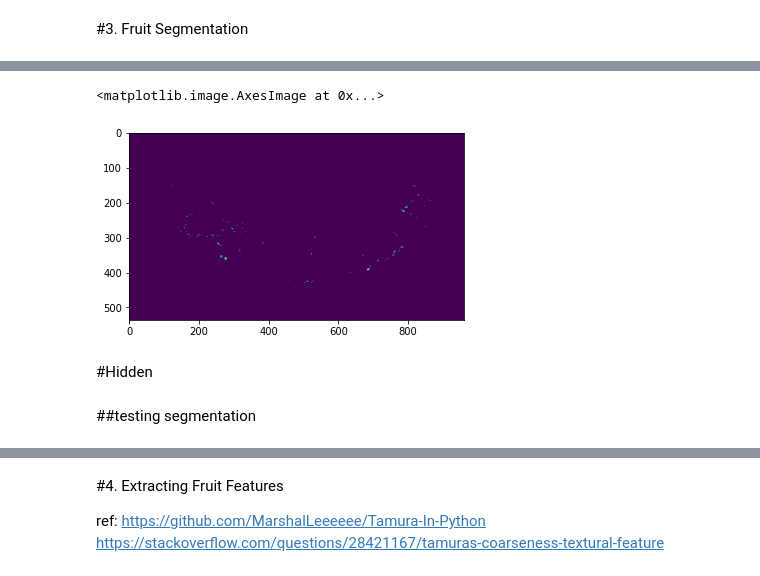
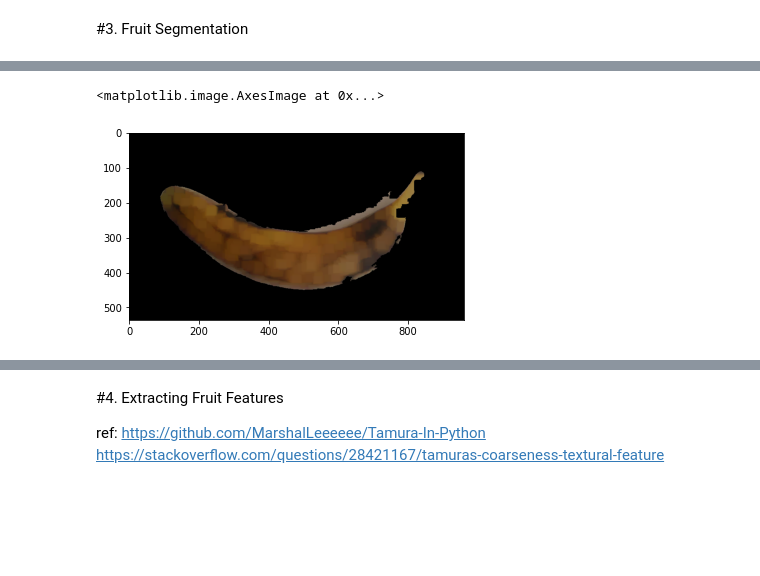
Before and after one commit to jojoclt/C, a Jupyter notebook: Project.ipynb, the cells around one changed output, grey strips where cells are left out. Drawn from its saved outputs; the diff is of its cells as text; code cells hidden in the pictures; blank space fills up the shorter version.

```diff
--- a/Project.ipynb
+++ b/Project.ipynb
@@ -312,3 +219,15 @@ NameError: ignored
+# %%
+def segment_image(img):
+    return remove_shadow(segment_image_skimg(img))
+# %%
+data_segmented = np.array(list(map(segment_image, data_processed)))
+# %%
+# Tester Here # some pic might looks bad cause the remove_shadow part does not apply to all banana, but it is usable...
+rand = np.random.randint(0,274)
+plt.imshow(bgr2rgb(data_segmented[215]))
+# %% [output]
+<matplotlib.image.AxesImage at 0x...>
+[figure, added]
 # %%
 def segment_spots(img):
     # https://stackoverflow.com/questions/10948589/choosing-the-correct-upper-and-lower-hsv-boundaries-for-color-detection-withcv
@@ -326,11 +245,3 @@ def segment_spots(img):
     # # Apply the mask to the original image using cv2.bitwise_and()
     # result = cv2.bitwise_and(hsv2rgb(img), hsv2rgb(img), mask=mask)
     return mask
-# %%
-a = segment_spots(v)
-plt.imshow(a)
-# %% [output]
-<matplotlib.image.AxesImage at 0x...>
-[figure, removed]
-# %% [markdown]
-#Hidden
@@ -388,2 +247,0 @@ def image_segment(img):
-# %% [markdown]
-##testing segmentation
```
Also changed, not shown: parts of 37 cells of this notebook.
